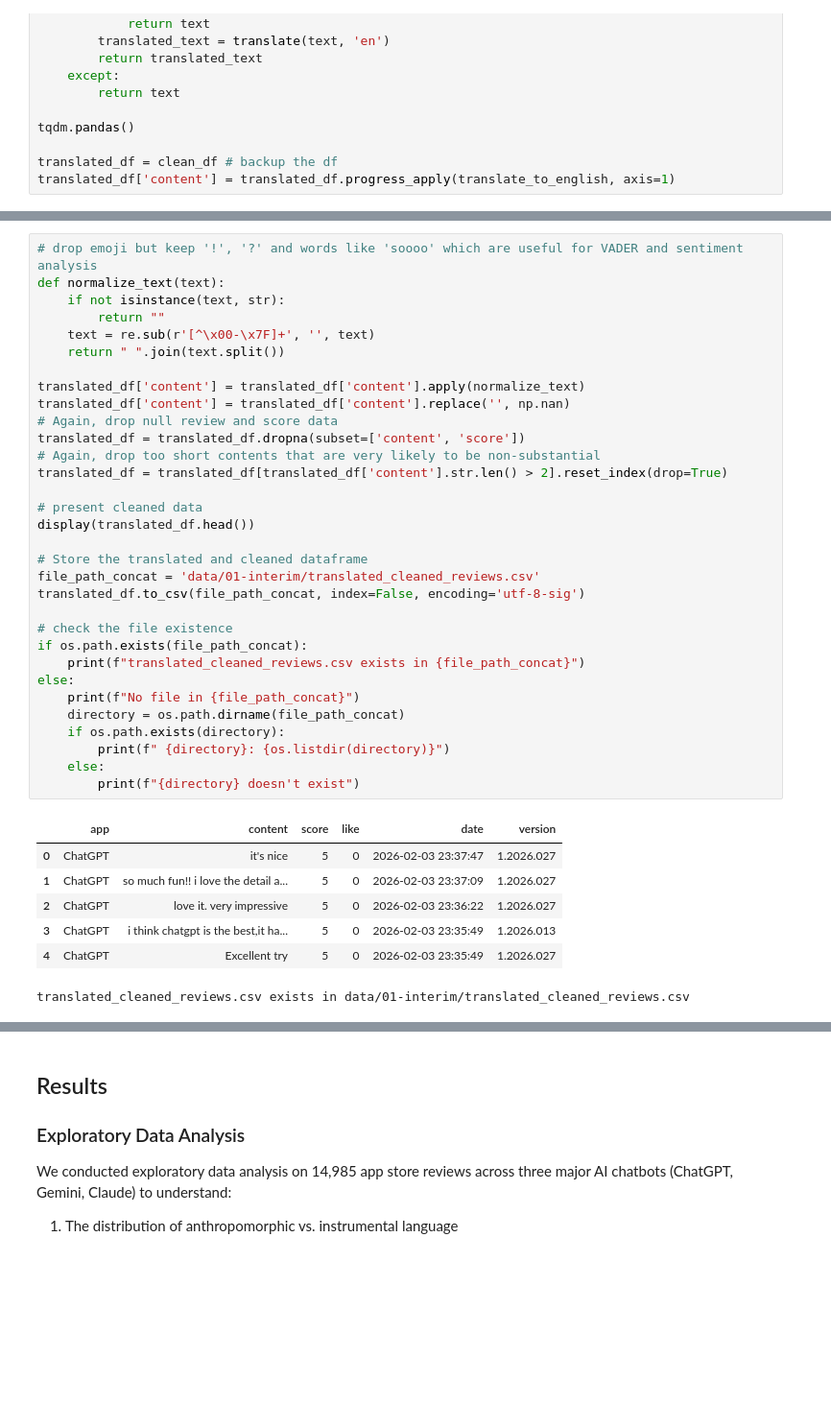
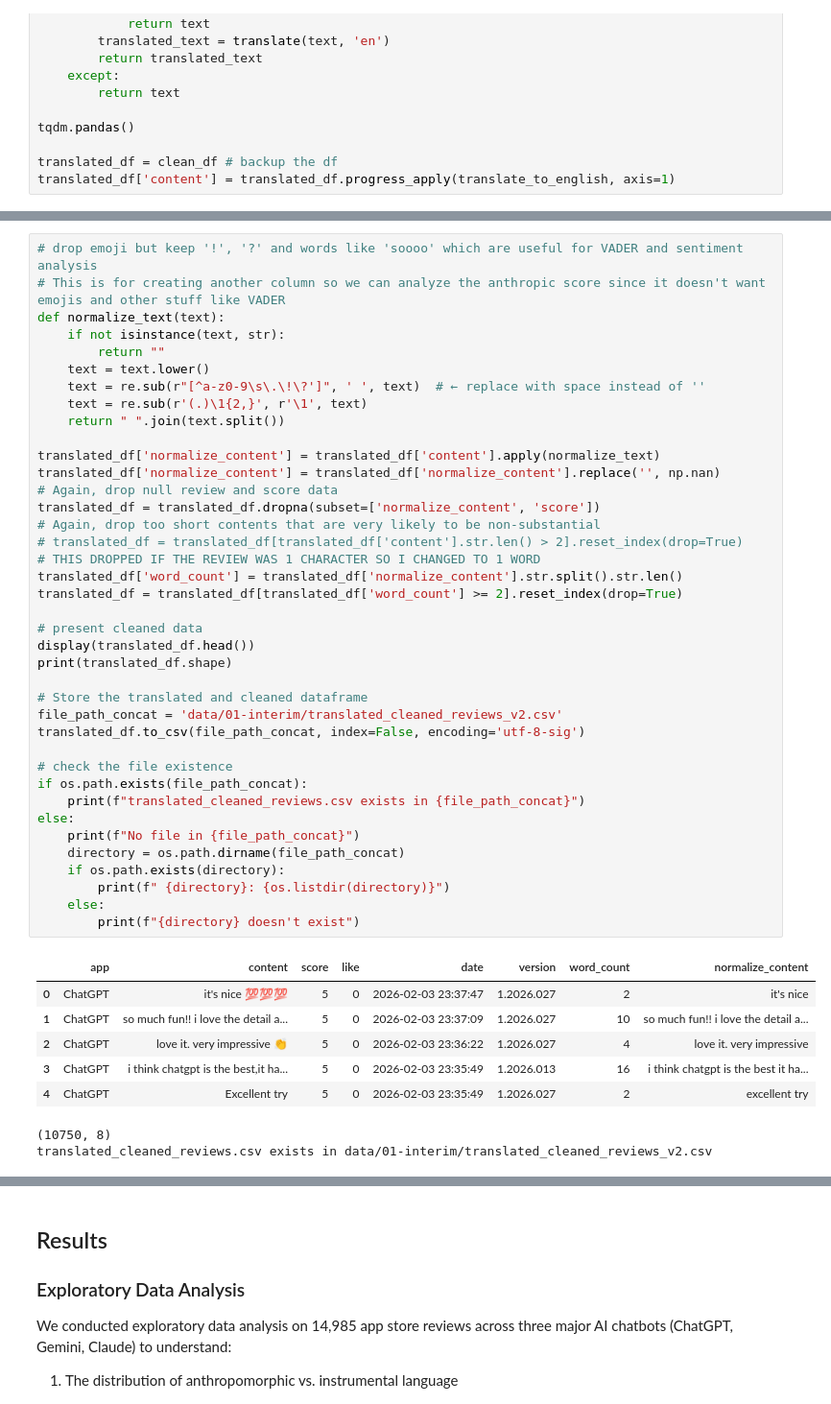
Before and after one commit to COGS108/Group114_WI26, a Jupyter notebook: 02-EDACheckpoint.ipynb, the cells around one changed output, grey strips where cells are left out. Shown at 96% size. Saved outputs shown, nothing was run; the diff lists cells and outputs as text; blank space fills up the shorter version.

Commit message:
Added Vader and cleaned df more

```diff
--- a/02-EDACheckpoint.ipynb
+++ b/02-EDACheckpoint.ipynb
@@ -667,40 +720,48 @@ display(translated_df.head())
 # %%
 # drop emoji but keep '!', '?' and words like 'soooo' which are useful for VADER and sentiment analysis
+# This is for creating another column so we can analyze the anthropic score since it doesn't want emojis and other stuff like VADER
 def normalize_text(text):
     if not isinstance(text, str):
         return ""
-    text = re.sub(r'[^\x00-\x7F]+', '', text)
+    text = text.lower()
+    text = re.sub(r"[^a-z0-9\s\.\!\?']", ' ', text)  # ← replace with space instead of ''
+    text = re.sub(r'(.)\1{2,}', r'\1', text)
     return " ".join(text.split())
 
-translated_df['content'] = translated_df['content'].apply(normalize_text)
-translated_df['content'] = translated_df['content'].replace('', np.nan)
+translated_df['normalize_content'] = translated_df['content'].apply(normalize_text)
+translated_df['normalize_content'] = translated_df['normalize_content'].replace('', np.nan)
 # Again, drop null review and score data
-translated_df = translated_df.dropna(subset=['content', 'score'])
+translated_df = translated_df.dropna(subset=['normalize_content', 'score'])
 # Again, drop too short contents that are very likely to be non-substantial
-translated_df = translated_df[translated_df['content'].str.len() > 2].reset_index(drop=True)
+# translated_df = translated_df[translated_df['content'].str.len() > 2].reset_index(drop=True)
+# THIS DROPPED IF THE REVIEW WAS 1 CHARACTER SO I CHANGED TO 1 WORD
+translated_df['word_count'] = translated_df['normalize_content'].str.split().str.len()
+translated_df = translated_df[translated_df['word_count'] >= 2].reset_index(drop=True)
 
 # present cleaned data
 display(translated_df.head())
+print(translated_df.shape)
 
 # Store the translated and cleaned dataframe
-file_path_concat = 'data/01-interim/translated_cleaned_reviews.csv'
+file_path_concat = 'data/01-interim/translated_cleaned_reviews_v2.csv'
 translated_df.to_csv(file_path_concat, index=False, encoding='utf-8-sig')
 
 # check the file existence
 if os.path.exists(file_path_concat):
     print(f"translated_cleaned_reviews.csv exists in {file_path_concat}")
 else:
     print(f"No file in {file_path_concat}")
     directory = os.path.dirname(file_path_concat)
     if os.path.exists(directory):
         print(f" {directory}: {os.listdir(directory)}")
     else:
         print(f"{directory} doesn't exist")
 # %% [output]
-|  | app | content | score | like | date | version |
-| 0 | ChatGPT | it's nice | 5 | 0 | 2026-02-03 23:37:47 | 1.2026.027 |
-| 1 | ChatGPT | so much fun!! i love the detail a... | 5 | 0 | 2026-02-03 23:37:09 | 1.2026.027 |
-| 2 | ChatGPT | love it. very impressive | 5 | 0 | 2026-02-03 23:36:22 | 1.2026.027 |
-| 3 | ChatGPT | i think chatgpt is the best,it ha... | 5 | 0 | 2026-02-03 23:35:49 | 1.2026.013 |
-| 4 | ChatGPT | Excellent try | 5 | 0 | 2026-02-03 23:35:49 | 1.2026.027 |
+|  | app | content | score | like | date | version | word_count | normalize_content |
+| 0 | ChatGPT | it's nice 💯💯💯 | 5 | 0 | 2026-02-03 23:37:47 | 1.2026.027 | 2 | it's nice |
+| 1 | ChatGPT | so much fun!! i love the detail a... | 5 | 0 | 2026-02-03 23:37:09 | 1.2026.027 | 10 | so much fun!! i love the detail a... |
+| 2 | ChatGPT | love it. very impressive 👏 | 5 | 0 | 2026-02-03 23:36:22 | 1.2026.027 | 4 | love it. very impressive |
+| 3 | ChatGPT | i think chatgpt is the best,it ha... | 5 | 0 | 2026-02-03 23:35:49 | 1.2026.013 | 16 | i think chatgpt is the best it ha... |
+| 4 | ChatGPT | Excellent try | 5 | 0 | 2026-02-03 23:35:49 | 1.2026.027 | 2 | excellent try |
-translated_cleaned_reviews.csv exists in data/01-interim/translated_cleaned_reviews.csv
+(10750, 8)
+translated_cleaned_reviews.csv exists in data/01-interim/translated_cleaned_reviews_v2.csv
```
Also changed, not shown: parts of 14 cells of this notebook, 2 other files.
